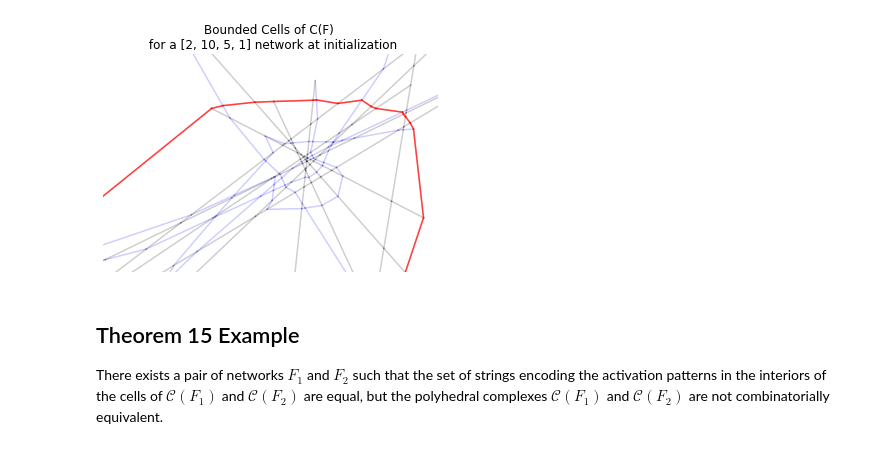
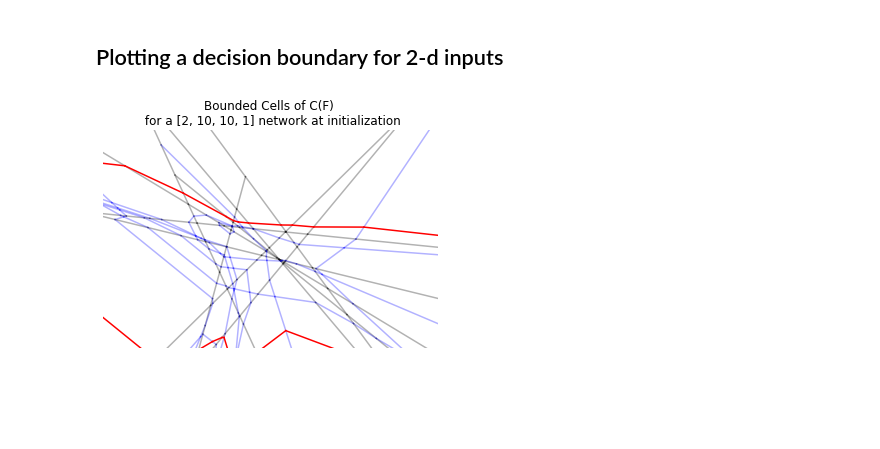
Before and after one commit to mmasden/canonicalpoly2.0, a Jupyter notebook: Example_Models.ipynb, the cells around one changed output. Cells and saved outputs as stored; diff of their text form; code cells hidden in the pictures; blank space fills up the shorter version.

Commit message:
Updated examples with 3d plotting

```diff
--- a/Example_Models.ipynb
+++ b/Example_Models.ipynb
@@ -10,9 +11,11 @@ import matplotlib.pyplot as plt
 # %%
 #select architecture
-architecture = [2,10,5,1]
+architecture = [2,10,10,1]
 
 #randomly initialize neural network with this architecture
 model = cx.DeepNeuralNetwork(architecture)
 
 #obtain polyhedral complex associated with this model
-plot_dictionary, vertices, ss_vertices = cx.get_full_complex(model, max_depth=3)
+plot_dictionary, ss_vertices, vertices = cx.get_full_complex(model, max_depth=3, verbose=True)
+
+#The warning here is due to a problem with torch.combinations in this version of pytorch.
@@ -19,25 +35,26 @@ plot_dictionary, vertices, ss_vertices = cx.get_full_complex(model, max_depth=3)
+# %% [markdown]
+## Plotting a decision boundary for 2-d inputs
 # %%
+# set plotting parameters
 colors = ['black']*architecture[1]+['blue']*architecture[2] + ['red']
-bound = 4.5
+alphas = [0.3]*(architecture[1]+architecture[2])+[1]
+bound = 5
 
+# initialize figures
 fig,ax = plt.subplots()
-ax.set_xlim(-bound, bound)
-ax.set_ylim(-bound, bound)
+
+# plotting script
+cx.plot_fast(vertices,
+            plot_dictionary,
+            colors = colors,
+            ax = ax,
+            alphas=alphas,
+            bound = bound)
+
+#additional formatting
+ax.set_title("Bounded Cells of C(F) \n for a {} network at initialization".format(architecture))
 ax.set_axis_off()
 
-pd = cx.numpyize_plot_dict(plot_dictionary)
-
-cx.plot_complex(pd,
-                sum(architecture[1:]),
-                dim = 2,
-                colors = colors,
-                ax = ax)
-
-ax.set_title("Bounded Cells of C(F) \n for a {} network at initialization".format(architecture))
-
 plt.show()
 # %% [output]
-[figure, old version]
+[figure, new version]
-# %% [markdown]
-## Theorem 15 Example
-There exists a pair of networks $F_1$ and $F_2$ such that the set of strings encoding the activation patterns in the interiors of the cells of $\mathcal{C}(F_1)$ and $\mathcal{C}(F_2)$ are equal, but the polyhedral complexes $\mathcal{C}(F_1)$ and $\mathcal{C}(F_2)$ are not combinatorially equivalent.
```
Also changed, not shown: parts of 13 cells of this notebook, 1 other file.
